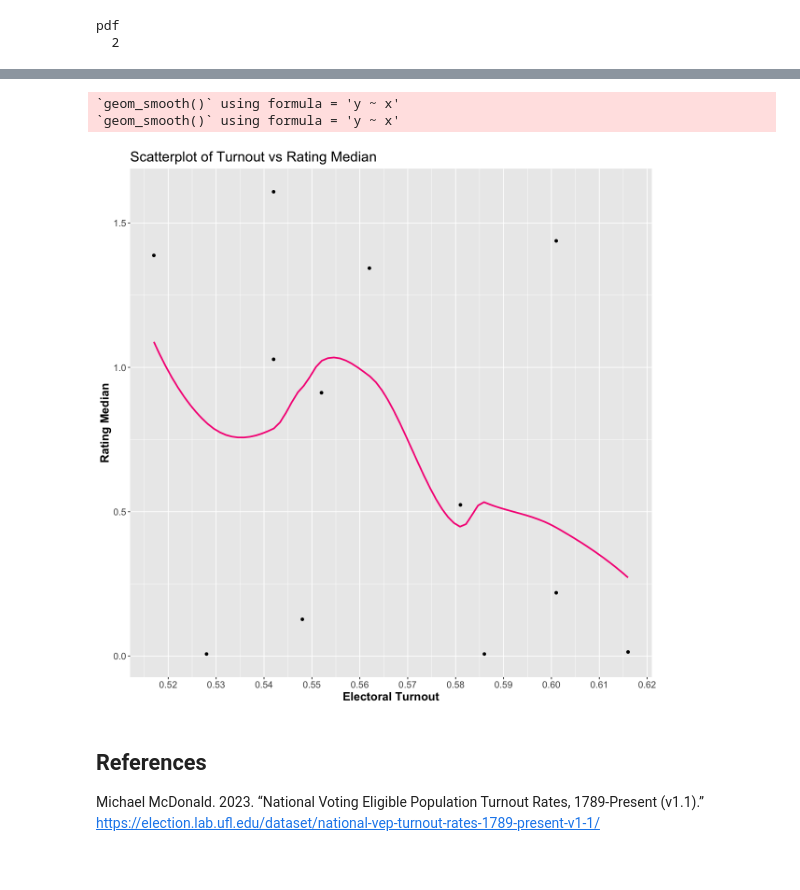
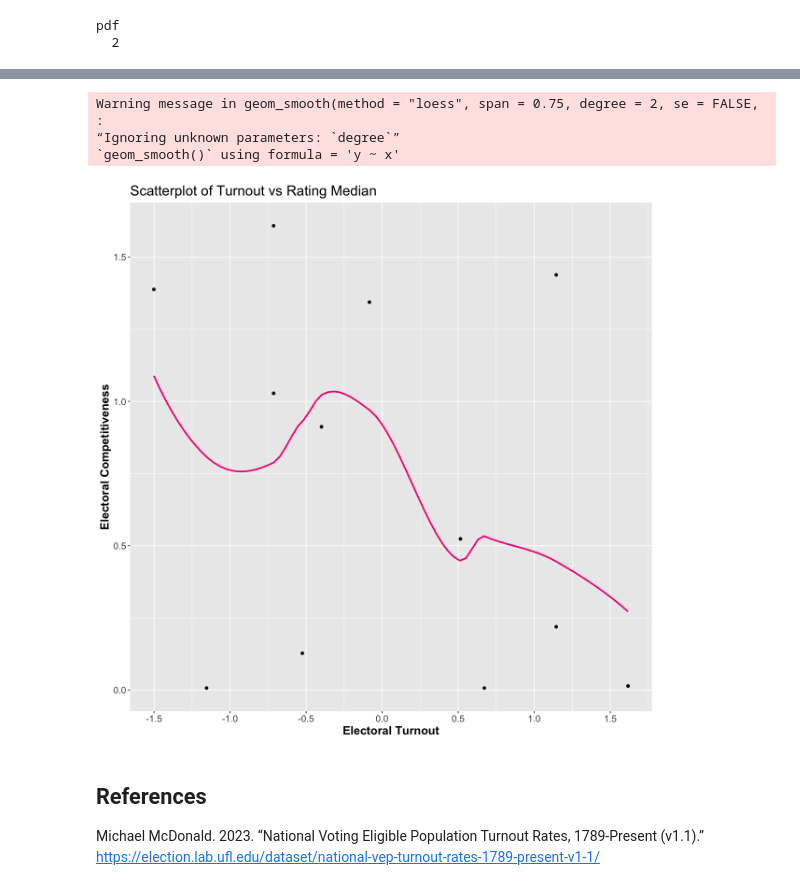
Before and after one commit to Kaylan-W/electoral-competitiveness-poli_381, a Jupyter notebook: pt_2/correlation.ipynb, the cells around one changed output, grey strips where cells are left out. Drawn from its saved outputs; the diff is of its cells as text; code cells hidden in the pictures.

```diff
--- a/pt_2/correlation.ipynb
+++ b/pt_2/correlation.ipynb
@@ -166,7 +166,9 @@ pdf
   2
 # %%
 # rename columns to reflect they are related to the ratings not turnout
-rating_stats <- rename(rating_stats, rating_mean = mean, rating_median = median, rating_std = std, rating_variance = variance, rating_kurtosis = kurtosis)
+# rating_stats <- rename(rating_stats, rating_mean = mean, rating_median = median, rating_std = std, rating_variance = variance, rating_kurtosis = kurtosis)
 
 # merge the two dataframes together
 merged_df <- merge(filtered_turnout, rating_stats, by = "election_year")
+merged_df$turnout_scaled <- scale(merged_df$turnout)
+merged_df
@@ -227,26 +230,28 @@ turnout_v_med_loess <- ggplot(merged_df, aes(x = election_year)) +
 # turnout_v_med_loess
 # %%
 # Create a scatterplot with turnout and rating_median
-scatterplot <- ggplot(merged_df, aes(x = turnout, y = rating_std)) +
+scatterplot <- ggplot(merged_df, aes(x = turnout_scaled, y = rating_std)) +
   geom_point() +  # Add points for each data point
   labs(title = "Scatterplot of Turnout vs Rating Median",
-       x = "Electoral Turnout", y = "Rating Median")
+       x = "Electoral Turnout", y = "Electoral Competitiveness")
   # theme_minimal()
 
 # Add a LOESS curve to visualize the relationship
 scatterplot_with_loess <- scatterplot +
-  geom_smooth(method = "loess", se = FALSE, color = "#f72585") +  # Add LOESS curve
+  # geom_smooth(method = "loess", se = FALSE, color = "#f72585") +  # Add LOESS curve
+  geom_smooth(method = "loess", span = 0.75, degree = 2, se = FALSE, color = "#f72585") +
   theme(
     text = element_text(size = 15),
     axis.title = element_text(face = "bold")) +
-    scale_x_continuous(breaks = seq(0.51, 0.62, 0.01))
+    scale_x_continuous(breaks = seq(-1.5, 1.65, 0.5))
 
 scatterplot_with_loess
-ggsave("../pt_2/img_scatter_loess.png", plot = scatterplot_with_loess, width = 10, height = 10)
+# ggsave("../pt_2/img_scatter_loess_scaled.png", plot = scatterplot_with_loess, width = 10, height = 10)
 # %% [output]
+Warning message in geom_smooth(method = "loess", span = 0.75, degree = 2, se = FALSE, :
+“Ignoring unknown parameters: `degree`”
 `geom_smooth()` using formula = 'y ~ x'
-`geom_smooth()` using formula = 'y ~ x'
-[figure, old version]
+[figure, new version]
 # %% [markdown]
 ## References
 
```
Also changed, not shown: parts of 4 cells of this notebook.
